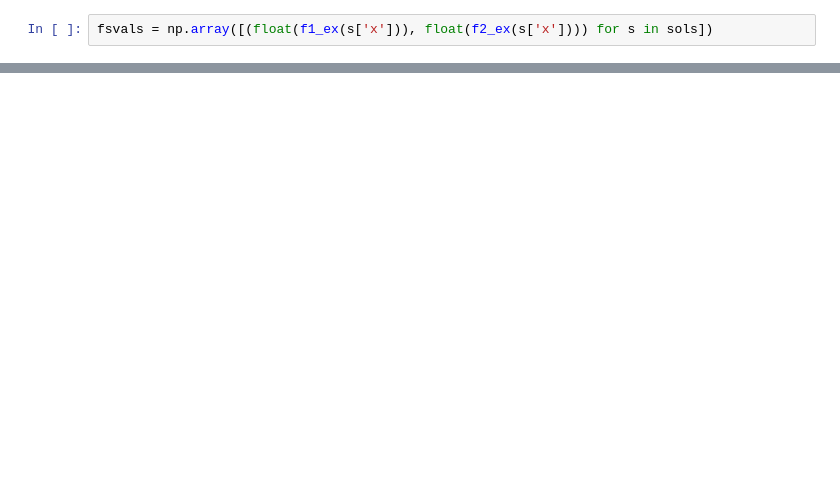
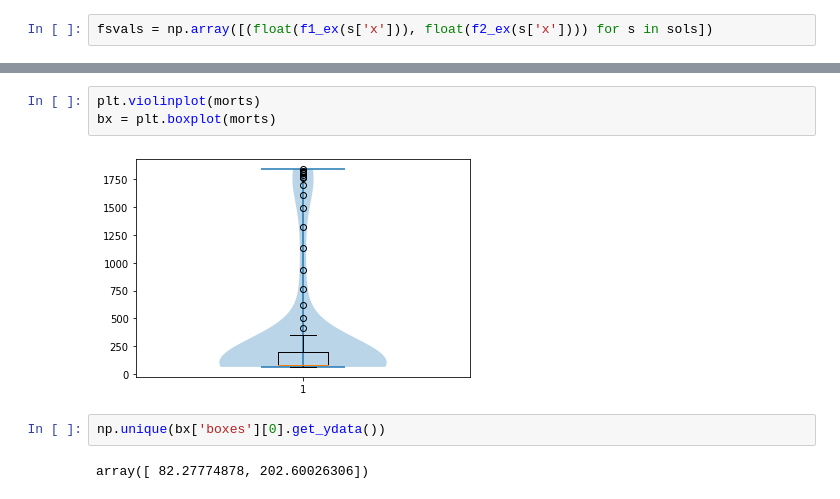
Before and after one commit to dwu402/pypei, a Jupyter notebook: samoa-data.ipynb, the cells around one changed output, grey strips where cells are left out. Saved outputs shown, nothing was run; the diff lists cells and outputs as text; blank space fills up the shorter version.

```diff
--- a/samoa-data.ipynb
+++ b/samoa-data.ipynb
@@ -378,0 +379,9 @@ print(np.median(morts))
+# %%
+plt.violinplot(morts)
+bx = plt.boxplot(morts)
+# %% [output]
+[figure, added]
+# %%
+np.unique(bx['boxes'][0].get_ydata())
+# %% [output]
+array([ 82.27774878, 202.60026306])
```
Also changed, not shown: parts of 26 cells of this notebook, 4 other files.
